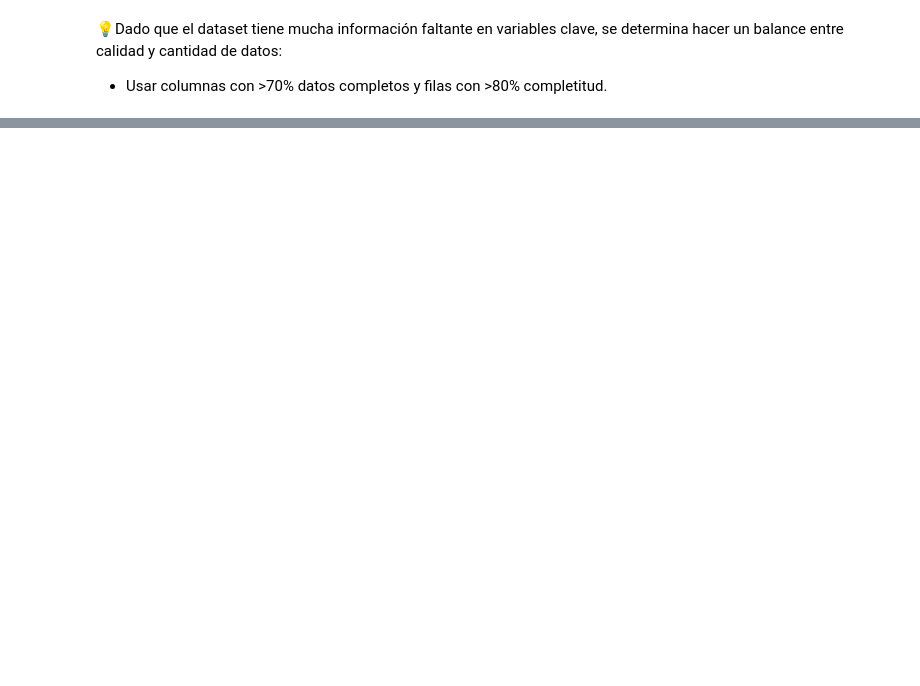
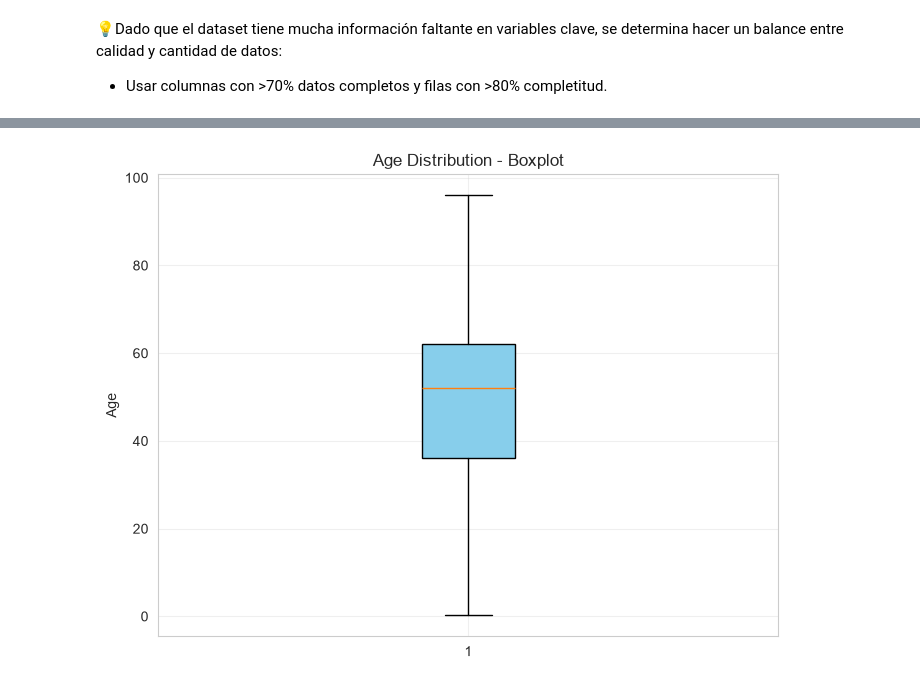
Before and after one commit to Bootcamp-IA-MAD-P7/project-3-EDA-abel, a Jupyter notebook: covid.ipynb, the cells around one changed output, grey strips where cells are left out. Drawn from its saved outputs; the diff is of its cells as text; code cells hidden in the pictures; blank space fills up the shorter version.

```diff
--- a/covid.ipynb
+++ b/covid.ipynb
@@ -161,0 +390,13 @@ df_analisis.head()
+# %%
+# Boxplot de edad "age"
+
+plt.figure(figsize=(8, 6)) # type: ignore
+plt.boxplot(df_analisis['age'].dropna(), orientation='vertical', patch_artist=True,
+            boxprops=dict(facecolor='skyblue'),
+            flierprops=dict(marker='o', markerfacecolor='red', markersize=6))
+plt.title('Age Distribution - Boxplot') # type: ignore
+plt.ylabel('Age') # type: ignore
+plt.grid(True, alpha=0.3) # type: ignore
+plt.show() # type: ignore
+# %% [output]
+[figure, added]
```
Also changed, not shown: parts of 35 cells of this notebook.
